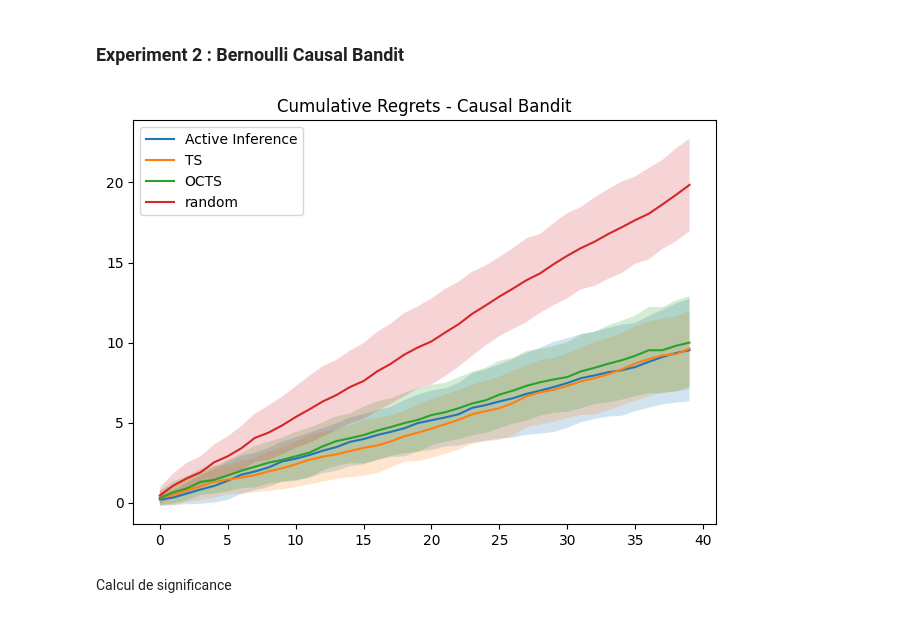
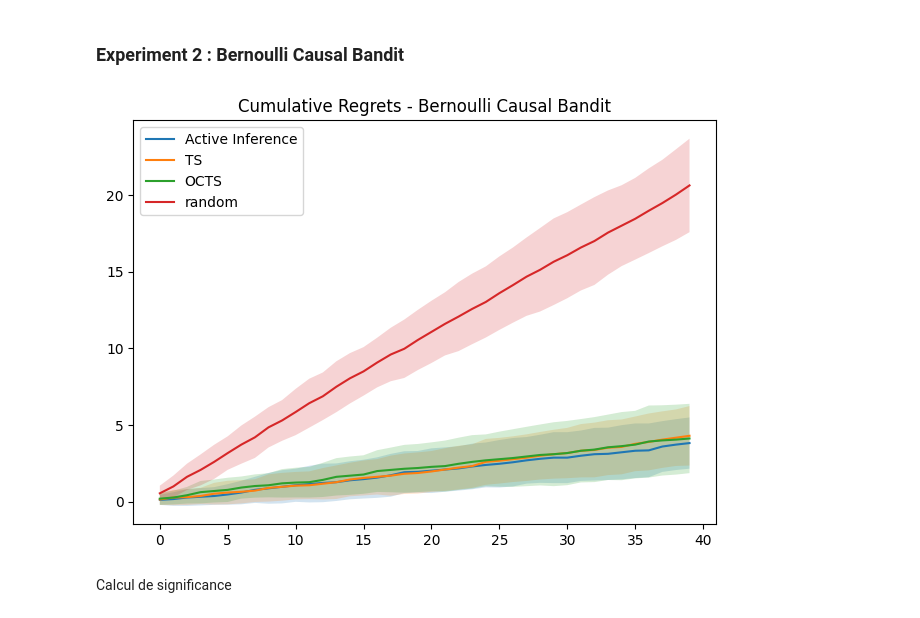
Before and after one commit to elichou/causal_simulations, a Jupyter notebook: CausalSimulationsNotebook.ipynb, the cells around one changed output. Cells and saved outputs as stored; diff of their text form; code cells hidden in the pictures.

```diff
--- a/CausalSimulationsNotebook.ipynb
+++ b/CausalSimulationsNotebook.ipynb
@@ -567,10 +569,18 @@ class BernoulliBandit(CausalBandit):
 
         params: list[float]
             List of Bernoulli parameters.
-            X |  P(Y|X)
+            X |  P(Y|X = 1 )
             --------------------
             0 |  params[0]
             1 |  params[1]
+
+
+              |  P(Y = 1 | X = 1)    |   P(Y = 1 | X = 0)
+            --|-------------------------|----------------------
+              |  params[0]              |   params[1]
+
+
+
 
         """
 
@@ -603,9 +613,9 @@ class BernoulliBandit(CausalBandit):
             output = 0
             x_value = arg["X"]
             if x_value == 0:
+                output = st.bernoulli.rvs(self.params[1])
+            else:
                 output = st.bernoulli.rvs(self.params[0])
-            else:
-                output = st.bernoulli.rvs(self.params[1])
             return output
 
         structural_equations = {
@@ -1956,0 +2070,3 @@ hist_aiag_rewards, hist_aiag_actions = get_hist_rewards_actions(aiagent, env)
+# %%
+ACTIONS = [("X",0),("X",1)]
+plot_prob(AIAgent, BernoulliBandit, ACTIONS,  switch=0.8, reset_agent=True)
@@ -1970,35 +2092,35 @@ def plot_cumulative_regrets_causal_bandit():
         current_env = envs[i]
         current_regret = regrets[i]
 
         previous_action = ACTIONS[np.random.randint(2)]
 
         for t in range(1000):
             observation = current_env.reset()
             for k in range(40):
                 if (i==0):
                     action = current_agent.choose_action(observation, previous_action)
                     previous_action = action
                 else:
                     action = current_agent.choose_action(observation)
                 observation, reward, done, info = current_env.step(action)
             current_regret.append(current_env.regrets)
 
         current_cumul_reg = np.cumsum(current_regret, axis=0)
         _,m = np.shape(current_cumul_reg)
         means = np.asarray([np.mean(current_cumul_reg[j, :]) for j in range(m)])
         stds = np.asarray([np.std(current_cumul_reg[j, :]) for j in range(m)])
         x = np.arange(m)
 
         plt.plot(x, means)
         plt.fill_between(x, means - stds, means + stds, alpha = 0.2, label='_nolegend_')
 
     plt.legend(['Active Inference',  'TS', 'OCTS',  'random', 'AI Bandit'])
-    plt.title('Cumulative Regrets - Causal Bandit')
+    plt.title('Cumulative Regrets - Bernoulli Causal Bandit')
     plt.tight_layout()
 
 plot_cumulative_regrets_causal_bandit()
 # %% [output]
-[figure, old version]
+[figure, new version]
 # %% [markdown]
 Calcul de significance
 # %%
```
Also changed, not shown: parts of 49 cells of this notebook.
